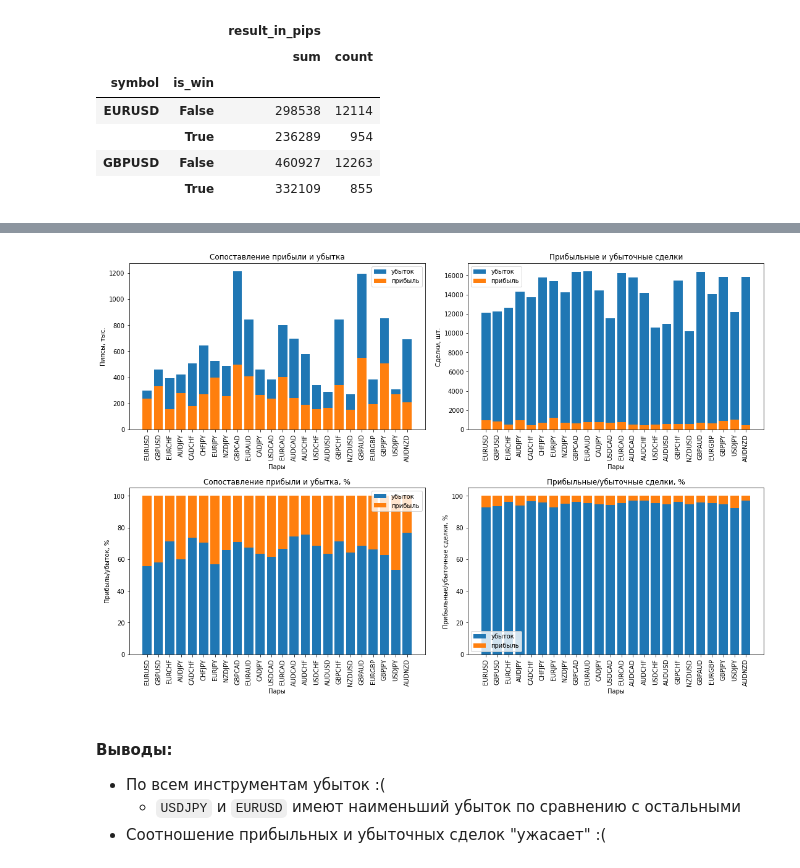
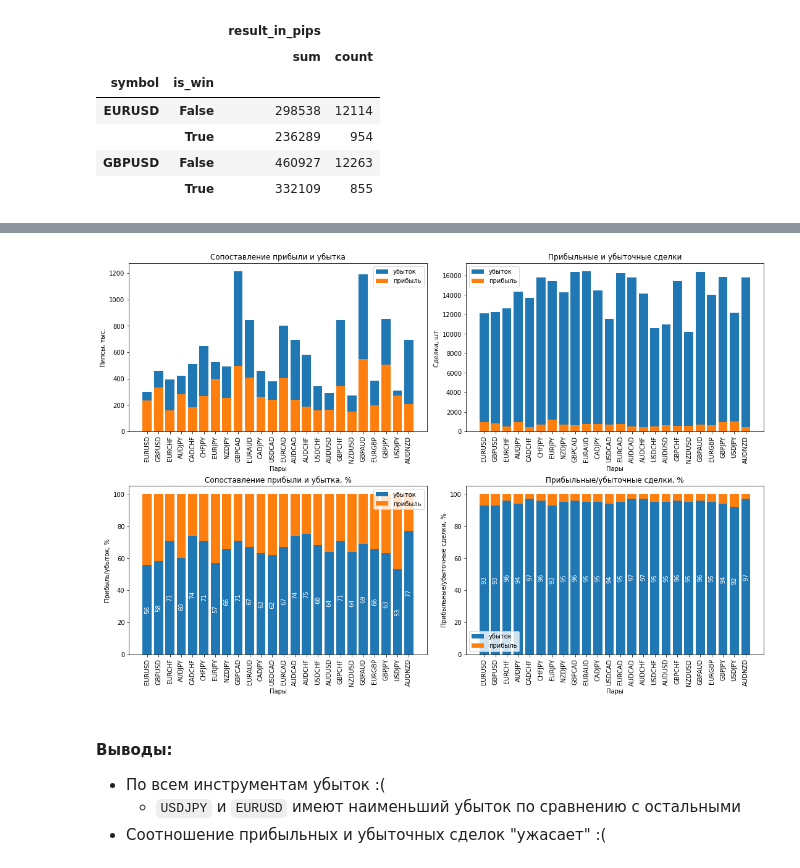
Before and after one commit to pudovd/stpy-19, a Jupyter notebook: 02-visualization/analyze-trade-results-Copy1.ipynb, the cells around one changed output, grey strips where cells are left out. Drawn from its saved outputs; the diff is of its cells as text; code cells hidden in the pictures.

Commit message:
add  bar label

```diff
--- a/02-visualization/analyze-trade-results-Copy1.ipynb
+++ b/02-visualization/analyze-trade-results-Copy1.ipynb
@@ -94,6 +101,7 @@ rcParams['figure.figsize'] = 15,10
 # plt.style.use(['dark_background', 'presentation'])
 # plt.style.use(['seaborn-darkgrid'])
 # plt.style.use(['seaborn-notebook'])
+# plt.style.use(['dark_background'])
 
 # подготавливам значения для X
 symbols = trade_results['symbol'].unique()
@@ -130,40 +138,44 @@ ax2.title.set_text('Прибыльные и убыточные сделки')
 ax2.legend()
 
 
-normalized_sum_win =  100 * sum_win.values / (sum_win.values + sum_loss.values)
-normalized_sum_loss =  100 * sum_loss.values / (sum_win.values + sum_loss.values)
+normalized_sum_win =  (100 * sum_win.values / (sum_win.values + sum_loss.values)).round(0)
+normalized_sum_loss =  (100 * sum_loss.values / (sum_win.values + sum_loss.values)).round(0)
 
-normalized_count_win =  100 * count_win.values / (count_win.values + count_loss.values)
-normalized_count_loss =  100 * count_loss.values / (count_win.values + count_loss.values)
+normalized_count_win =  (100 * count_win.values / (count_win.values + count_loss.values)).round(0)
+normalized_count_loss =  (100 * count_loss.values / (count_win.values + count_loss.values)).round(0)
 # print(sum_win.values)
 # print(sum_loss)
 # print(normalized_sum_win)
 # print(normalized_sum_loss)
 
 ax3 = axs[1, 0]
-ax3.bar(symbols, normalized_sum_loss, label='убыток')
+p = ax3.bar(symbols, normalized_sum_loss, label='убыток')
 ax3.bar(symbols, normalized_sum_win, bottom=normalized_sum_loss, label='прибыль')
+
+ax3.bar_label(p, label_type='center', rotation=90, color='white')
 
 ax3.xaxis.set_tick_params(rotation=90)
 ax3.set_ylabel('Прибыль/убыток, %')
 ax3.set_xlabel('Пары')
 ax3.title.set_text('Сопоставление прибыли и убытка, %')
 ax3.legend()
 
 ax4 = axs[1, 1]
-ax4.bar(symbols, normalized_count_loss, label='убыток')
+p = ax4.bar(symbols, normalized_count_loss, label='убыток')
 ax4.bar(symbols, normalized_count_win, bottom=normalized_count_loss, label='прибыль')
+
+ax4.bar_label(p, label_type='center', rotation=90, color='white')
 
 ax4.xaxis.set_tick_params(rotation=90)
 ax4.set_ylabel('Прибыльные/убыточные сделки, %')
 ax4.set_xlabel('Пары')
 ax4.title.set_text('Прибыльные/убыточные сделки, %')
 ax4.legend()
 
 
 plt.show()
 # %% [output]
-[figure, old version]
+[figure, new version]
 # %% [markdown]
 #### Выводы:
 * По всем инструментам убыток :(
```
Also changed, not shown: parts of 2 cells of this notebook.
